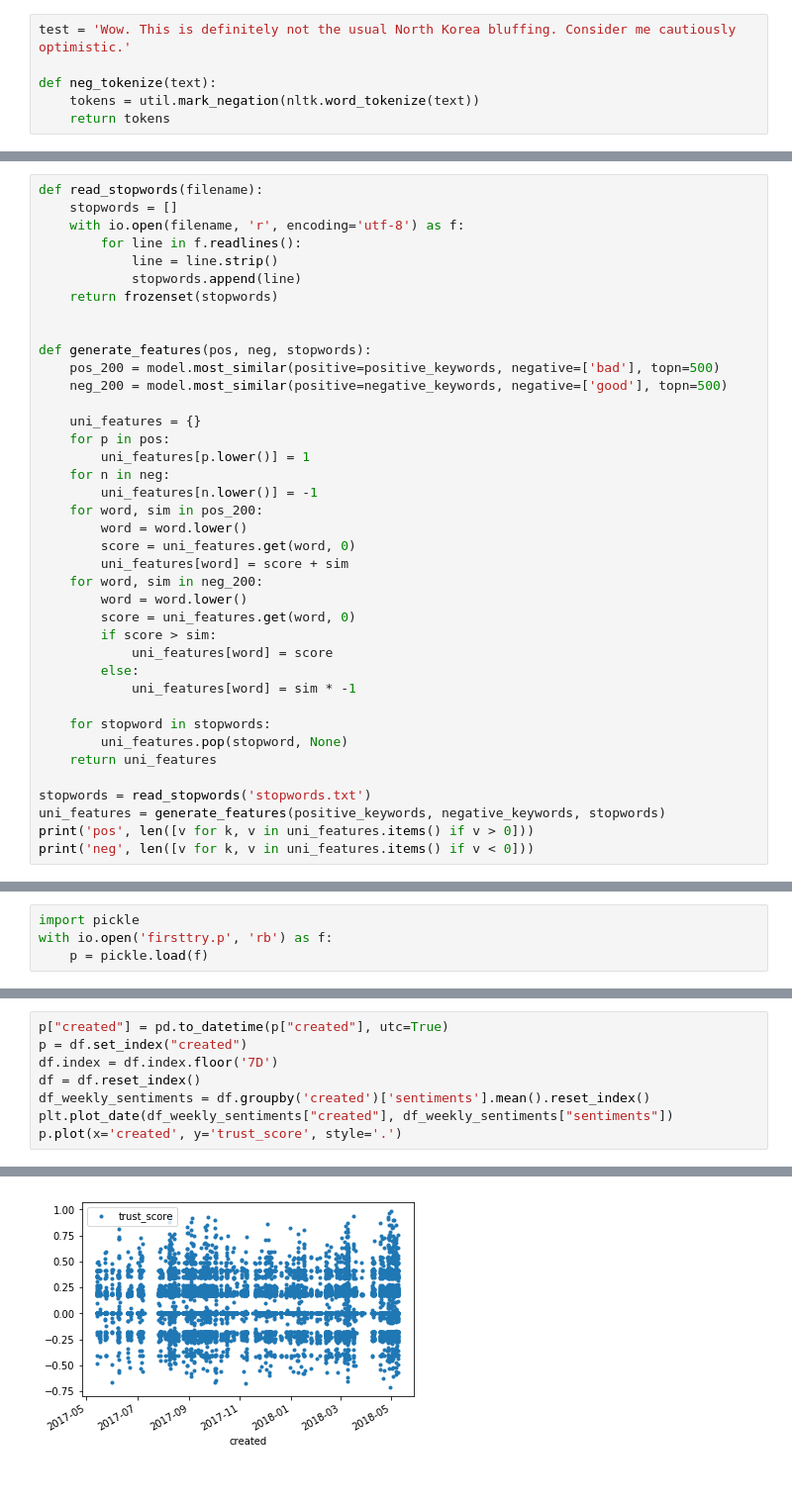
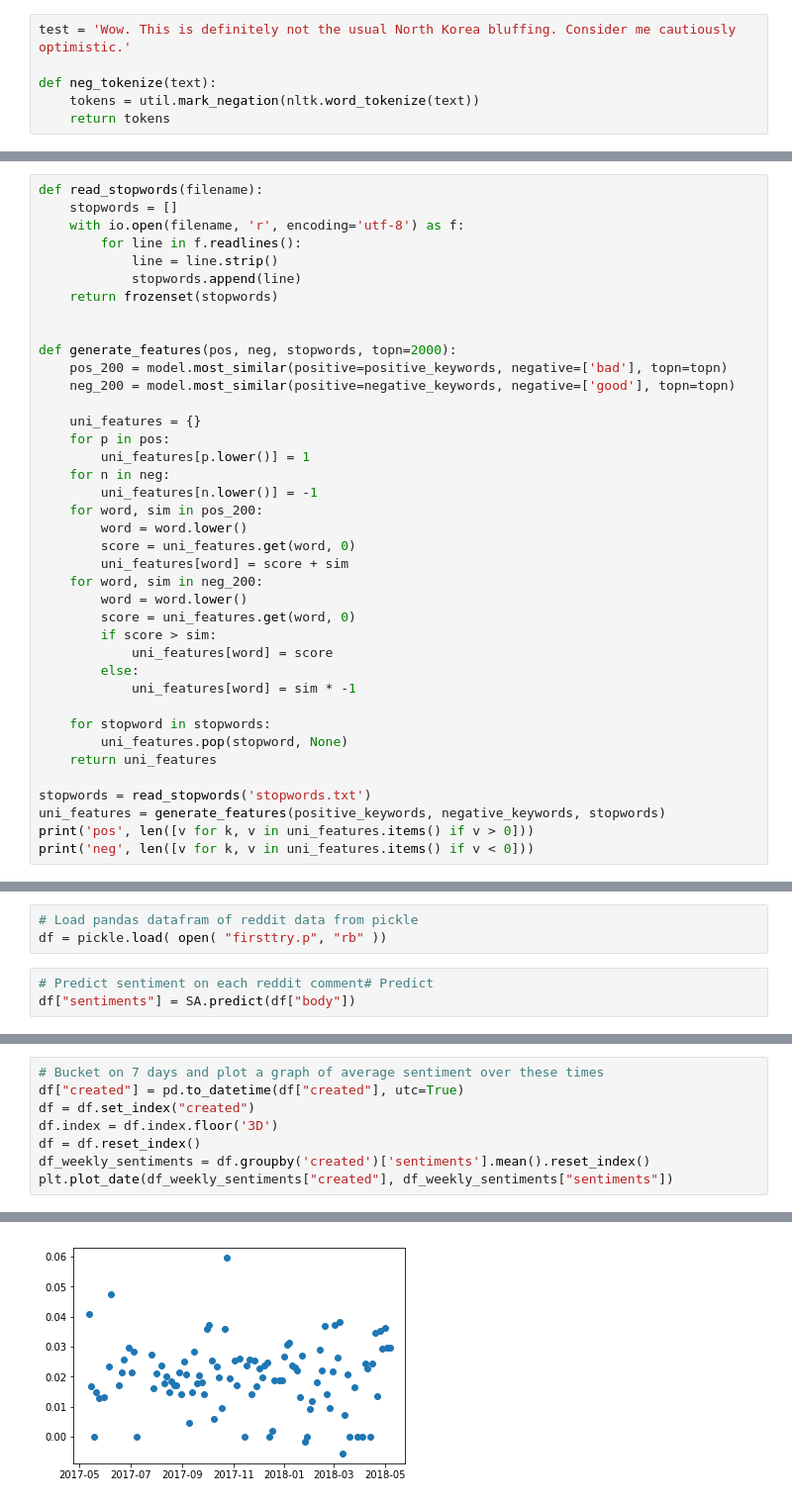
Before and after one commit to avarchy/Final15388, a Jupyter notebook: bl_sentiment.ipynb, the cells around one changed output, grey strips where cells are left out. Shown at 99% size. Cells and saved outputs as stored; diff of their text form.

Commit message:
Code at time of video creation.

```diff
--- a/bl_sentiment.ipynb
+++ b/bl_sentiment.ipynb
@@ -76,9 +68,9 @@ def read_stopwords(filename):
     return frozenset(stopwords)
 
 
-def generate_features(pos, neg, stopwords):
-    pos_200 = model.most_similar(positive=positive_keywords, negative=['bad'], topn=500)
-    neg_200 = model.most_similar(positive=negative_keywords, negative=['good'], topn=500)
+def generate_features(pos, neg, stopwords, topn=2000):
+    pos_200 = model.most_similar(positive=positive_keywords, negative=['bad'], topn=topn)
+    neg_200 = model.most_similar(positive=negative_keywords, negative=['good'], topn=topn)
 
     uni_features = {}
     for p in pos:
@@ -156,5 +148 @@ print(SA.predict([test, test2, test3, test4, test5, test6, test7, test8]))
   0.          0.        ]
-# %%
-import pickle
-with io.open('firsttry.p', 'rb') as f:
-    p = pickle.load(f)
@@ -164,0 +149,6 @@ p['trust_score'] = SA.predict(p['body'])
+# %%
+# Load pandas datafram of reddit data from pickle
+df = pickle.load( open( "firsttry.p", "rb" ))
+# %%
+# Predict sentiment on each reddit comment# Predict
+df["sentiments"] = SA.predict(df["body"])
@@ -165,9 +167,9 @@ p['trust_score'] = SA.predict(p['body'])
 # %%
-p["created"] = pd.to_datetime(p["created"], utc=True)
-p = df.set_index("created")
-df.index = df.index.floor('7D')
+# Bucket on 7 days and plot a graph of average sentiment over these times
+df["created"] = pd.to_datetime(df["created"], utc=True)
+df = df.set_index("created")
+df.index = df.index.floor('3D')
 df = df.reset_index()
 df_weekly_sentiments = df.groupby('created')['sentiments'].mean().reset_index()
 plt.plot_date(df_weekly_sentiments["created"], df_weekly_sentiments["sentiments"])
-p.plot(x='created', y='trust_score', style='.')
 # %% [output]
@@ -175 +177 @@ p.plot(x='created', y='trust_score', style='.')
-[figure, old version]
+[figure, new version]
```
Also changed, not shown: parts of 10 cells of this notebook, 3 other files.
